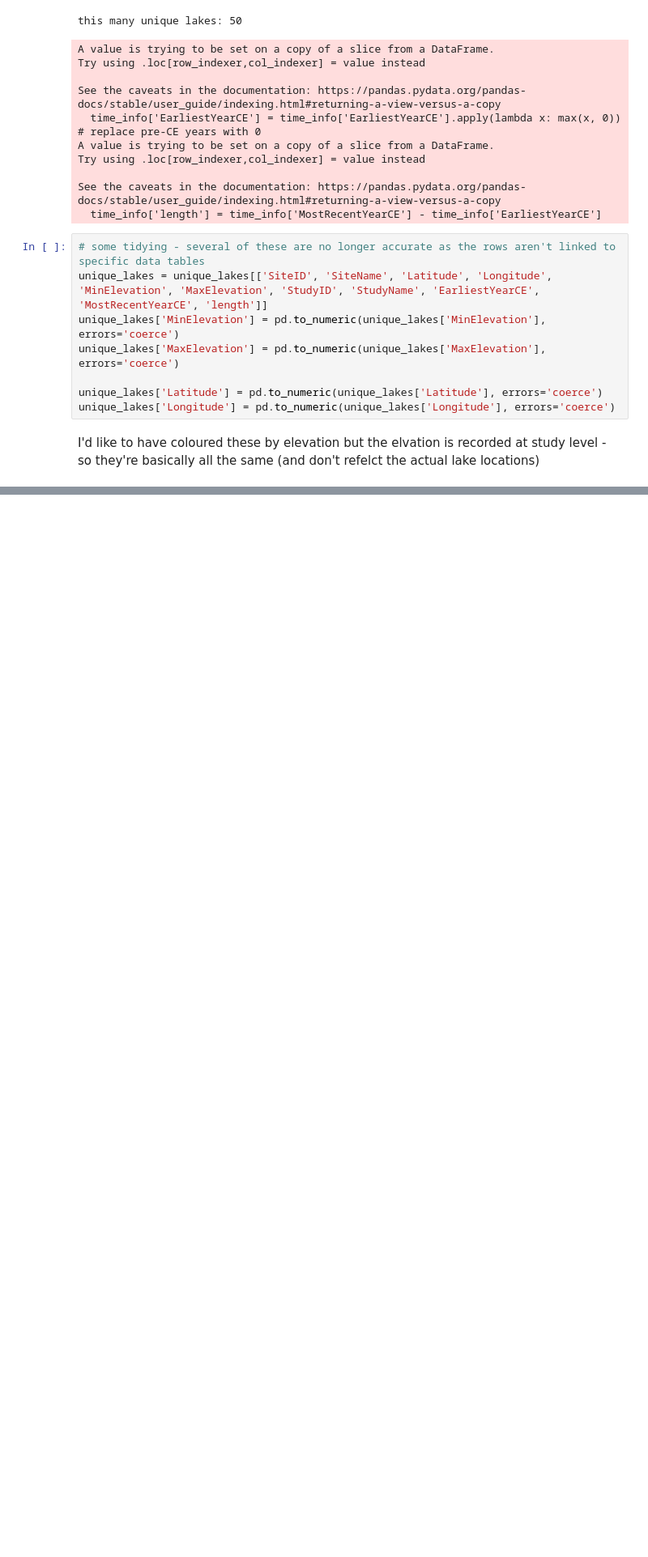
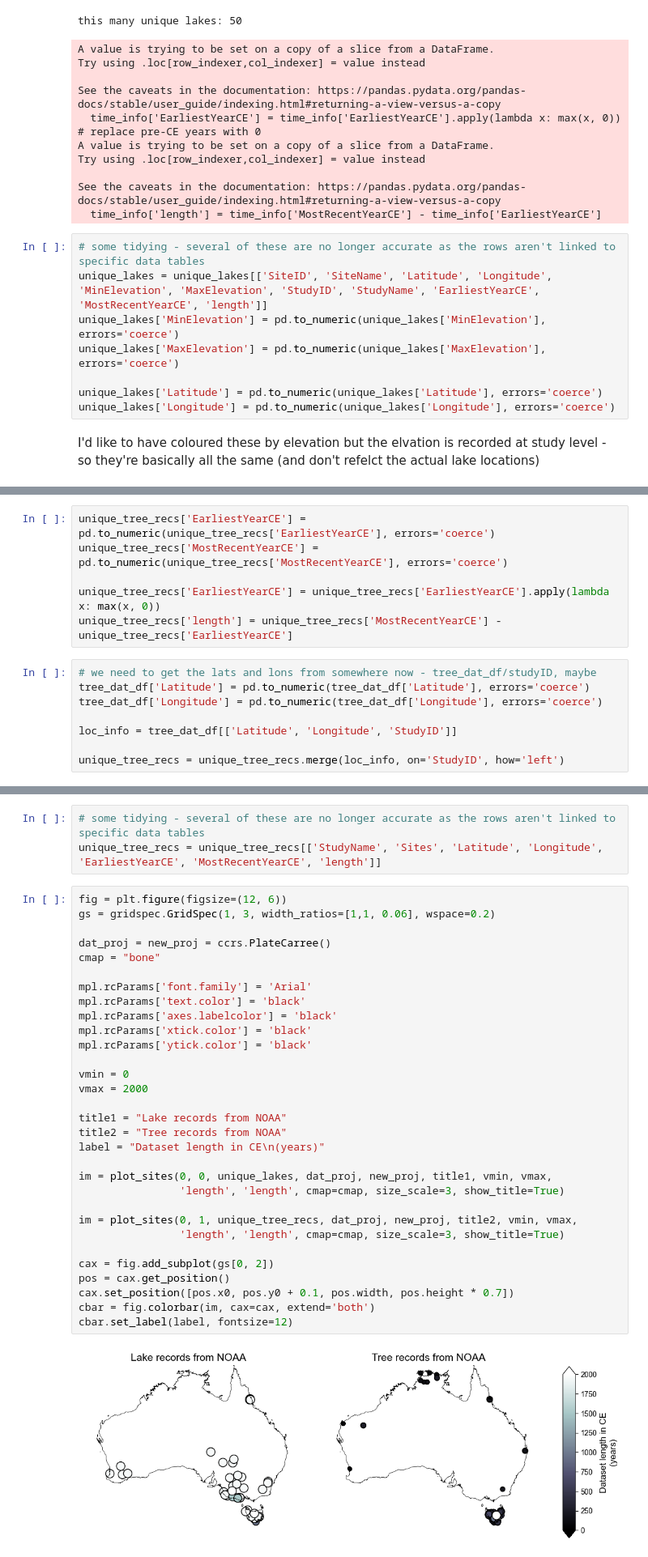
Before and after one commit to georgyfalster/2k, a Jupyter notebook: pyleoTUPS_aus_lakes.ipynb, the cells around one changed output, grey strips where cells are left out. Shown at 81% size. Cells and saved outputs as stored; diff of their text form; blank space fills up the shorter version.

```diff
--- a/pyleoTUPS_aus_lakes.ipynb
+++ b/pyleoTUPS_aus_lakes.ipynb
@@ -242,0 +319,14 @@ cbar.set_label(label, fontsize=12)
+# %%
+unique_tree_recs['EarliestYearCE'] = pd.to_numeric(unique_tree_recs['EarliestYearCE'], errors='coerce')
+unique_tree_recs['MostRecentYearCE'] = pd.to_numeric(unique_tree_recs['MostRecentYearCE'], errors='coerce')
+
+unique_tree_recs['EarliestYearCE'] = unique_tree_recs['EarliestYearCE'].apply(lambda x: max(x, 0))
+unique_tree_recs['length'] = unique_tree_recs['MostRecentYearCE'] - unique_tree_recs['EarliestYearCE']
+# %%
+# we need to get the lats and lons from somewhere now - tree_dat_df/studyID, maybe
+tree_dat_df['Latitude'] = pd.to_numeric(tree_dat_df['Latitude'], errors='coerce')
+tree_dat_df['Longitude'] = pd.to_numeric(tree_dat_df['Longitude'], errors='coerce')
+
+loc_info = tree_dat_df[['Latitude', 'Longitude', 'StudyID']]
+
+unique_tree_recs = unique_tree_recs.merge(loc_info, on='StudyID', how='left')
@@ -242,0 +349,36 @@ cbar.set_label(label, fontsize=12)
+# %%
+# some tidying - several of these are no longer accurate as the rows aren't linked to specific data tables
+unique_tree_recs = unique_tree_recs[['StudyName', 'Sites', 'Latitude', 'Longitude', 'EarliestYearCE', 'MostRecentYearCE', 'length']]
+# %%
+fig = plt.figure(figsize=(12, 6))
+gs = gridspec.GridSpec(1, 3, width_ratios=[1,1, 0.06], wspace=0.2)
+
+dat_proj = new_proj = ccrs.PlateCarree()
+cmap = "bone"
+
+mpl.rcParams['font.family'] = 'Arial'
+mpl.rcParams['text.color'] = 'black'
+mpl.rcParams['axes.labelcolor'] = 'black'
+mpl.rcParams['xtick.color'] = 'black'
+mpl.rcParams['ytick.color'] = 'black'
+
+vmin = 0
+vmax = 2000
+
+title1 = "Lake records from NOAA"
+title2 = "Tree records from NOAA"
+label = "Dataset length in CE\n(years)"
+
+im = plot_sites(0, 0, unique_lakes, dat_proj, new_proj, title1, vmin, vmax,
+                'length', 'length', cmap=cmap, size_scale=3, show_title=True)
+
+im = plot_sites(0, 1, unique_tree_recs, dat_proj, new_proj, title2, vmin, vmax,
+                'length', 'length', cmap=cmap, size_scale=3, show_title=True)
+
+cax = fig.add_subplot(gs[0, 2])
+pos = cax.get_position()
+cax.set_position([pos.x0, pos.y0 + 0.1, pos.width, pos.height * 0.7])
+cbar = fig.colorbar(im, cax=cax, extend='both')
+cbar.set_label(label, fontsize=12)
+# %% [output]
+[figure, added]
```
Also changed, not shown: parts of 12 cells of this notebook.
